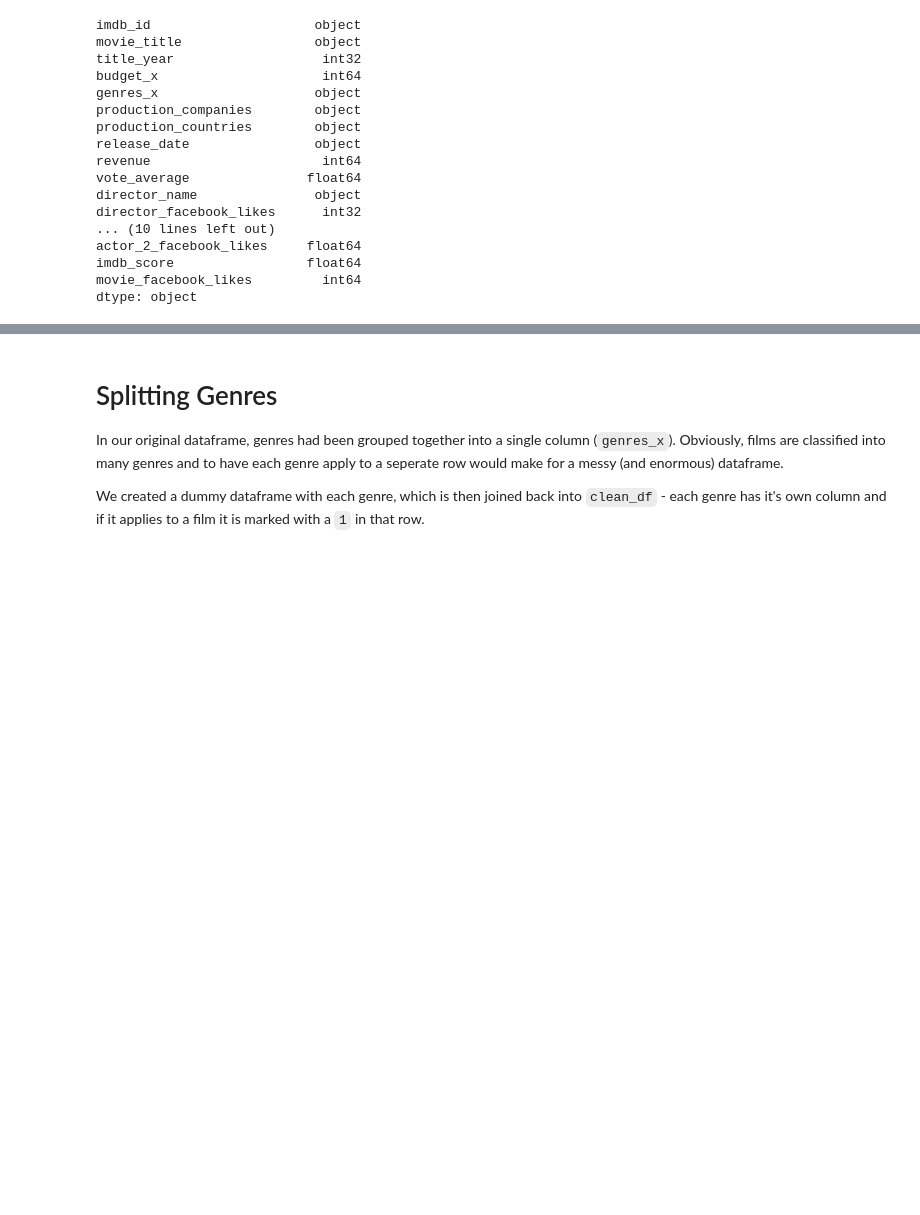
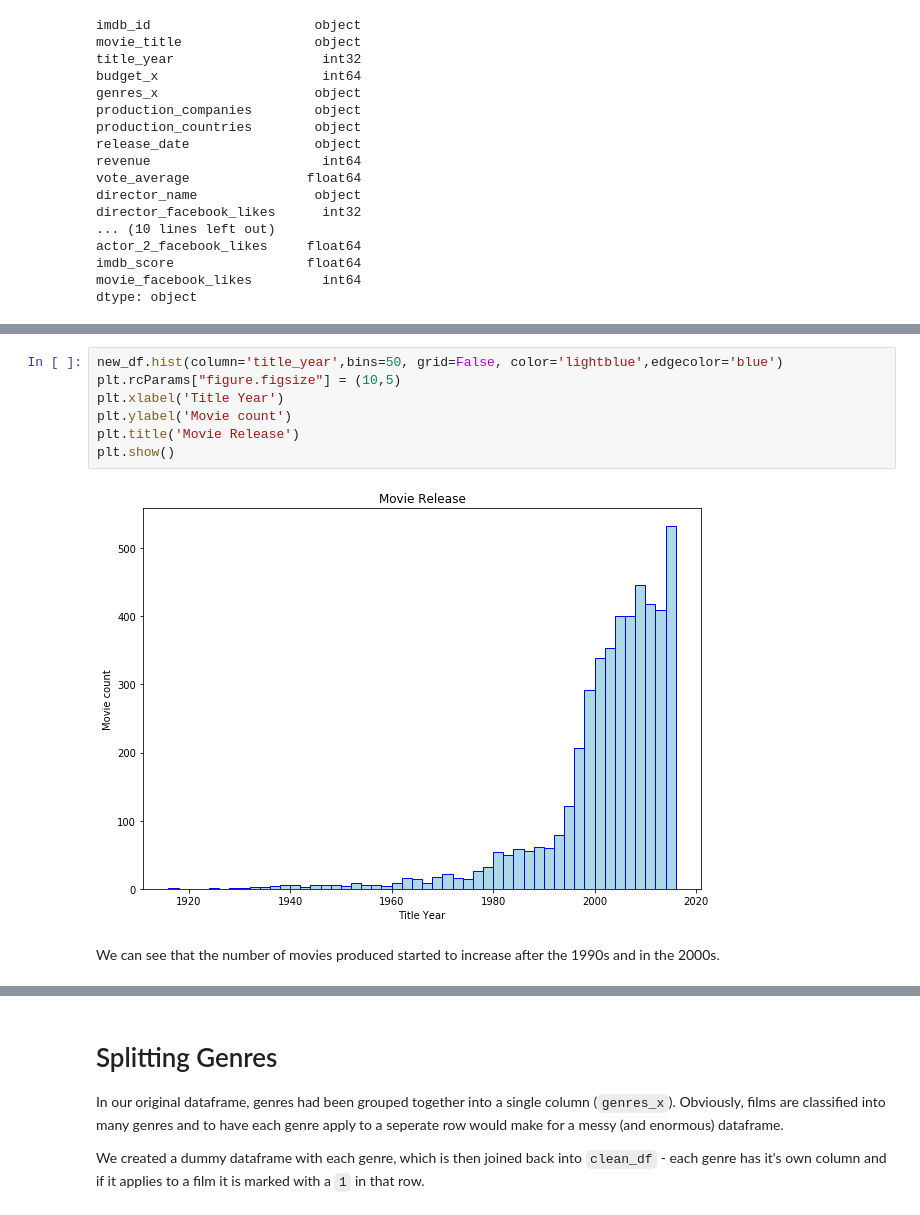
Before and after one commit to arianaroz/data-science-project-2019, a Jupyter notebook: project_working.ipynb, the cells around one changed output, grey strips where cells are left out. Drawn from its saved outputs; the diff is of its cells as text; blank space fills up the shorter version.

```diff
--- a/project_working.ipynb
+++ b/project_working.ipynb
@@ -230,0 +257,11 @@ dtype: object
+# %%
+new_df.hist(column='title_year',bins=50, grid=False, color='lightblue',edgecolor='blue')
+plt.rcParams["figure.figsize"] = (10,5)
+plt.xlabel('Title Year')
+plt.ylabel('Movie count')
+plt.title('Movie Release')
+plt.show()
+# %% [output]
+[figure, added]
+# %% [markdown]
+We can see that the number of movies produced started to increase after the 1990s and in the 2000s.
```
Also changed, not shown: parts of 25 cells of this notebook.
